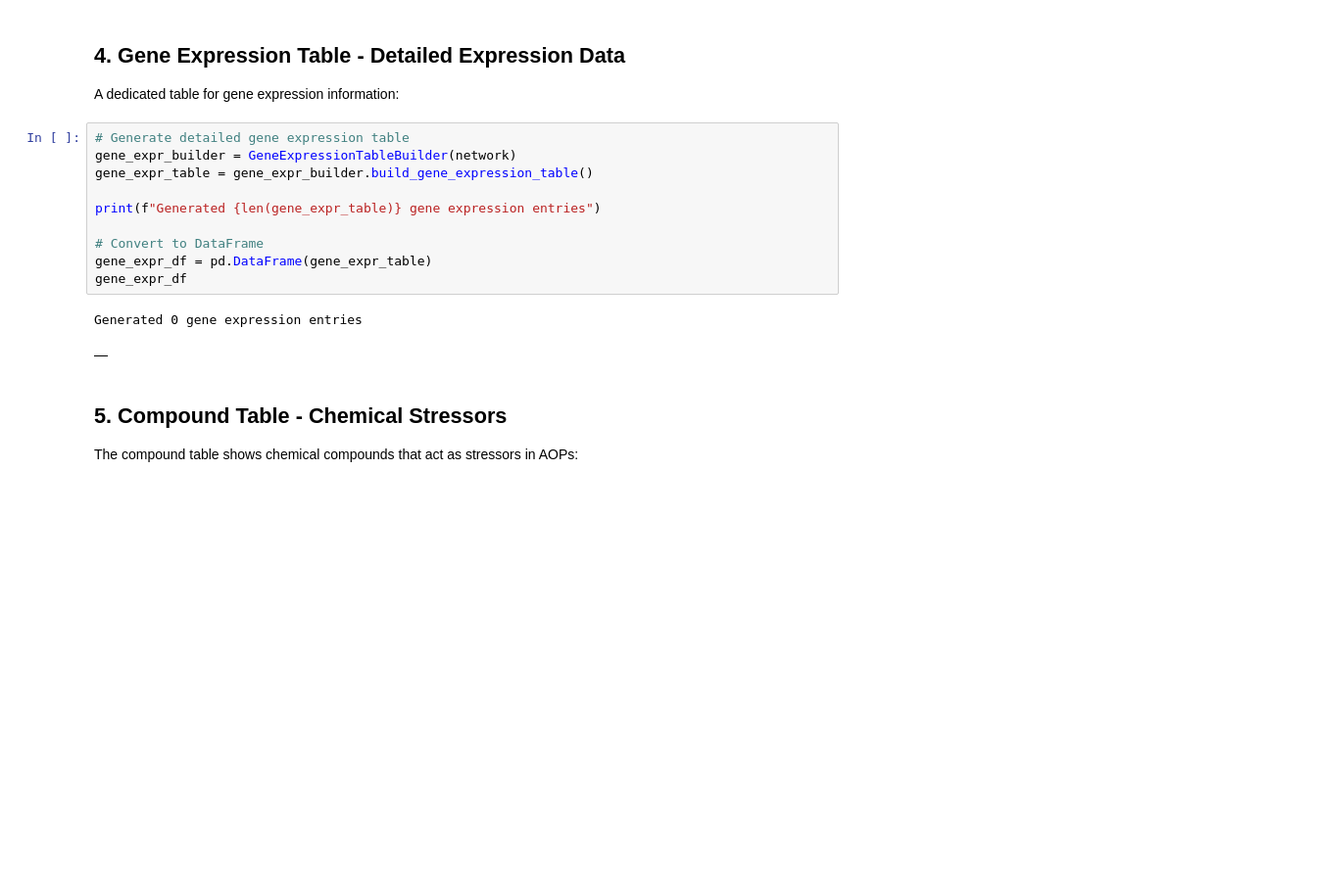
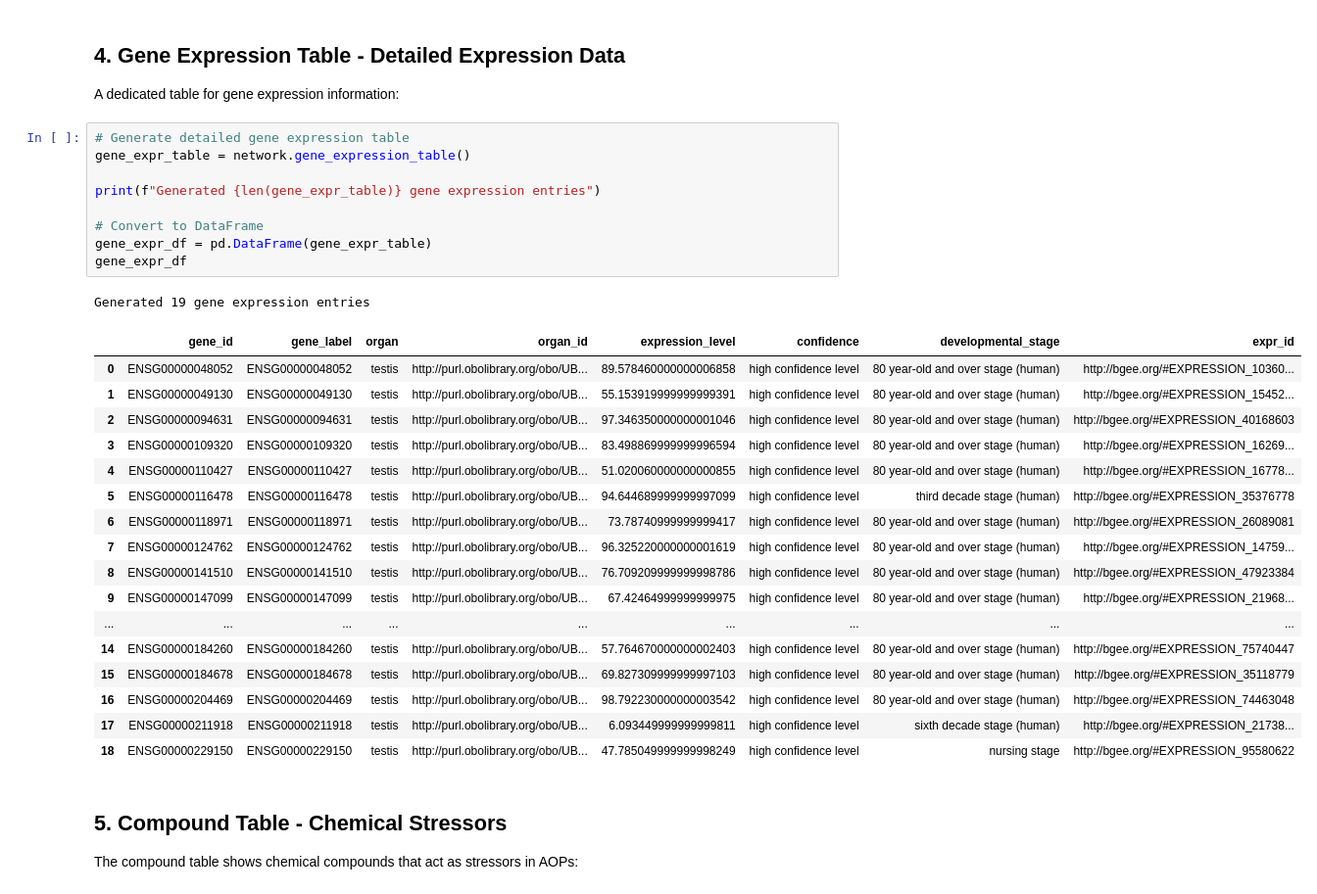
Before and after one commit to jmillanacosta/pyaop, a Jupyter notebook: docs/notebooks/01_data_tables.ipynb, the cells around one changed output. Shown: that part at 98% size. Cells and saved outputs as stored; diff of their text form; blank space fills up the shorter version.

Commit message:
Update table generation from AOPNetwork

```diff
--- a/docs/notebooks/01_data_tables.ipynb
+++ b/docs/notebooks/01_data_tables.ipynb
@@ -132,17 +120,32 @@ Generated 19 gene table entries
 A dedicated table for gene expression information:
 # %%
 # Generate detailed gene expression table
-gene_expr_builder = GeneExpressionTableBuilder(network)
-gene_expr_table = gene_expr_builder.build_gene_expression_table()
+gene_expr_table = network.gene_expression_table()
 
 print(f"Generated {len(gene_expr_table)} gene expression entries")
 
 # Convert to DataFrame
 gene_expr_df = pd.DataFrame(gene_expr_table)
 gene_expr_df
 # %% [output]
-Generated 0 gene expression entries
+Generated 19 gene expression entries
-|  |
+|  | gene_id | gene_label | organ | organ_id | expression_level | confidence | developmental_stage | expr_id |
+| 0 | ENSG00000048052 | ENSG00000048052 | testis | http://purl.obolibrary.org/obo/UB... | 89.578460000000006858 | high confidence level | 80 year-old and over stage (human) | http://bgee.org/#EXPRESSION_10360... |
+| 1 | ENSG00000049130 | ENSG00000049130 | testis | http://purl.obolibrary.org/obo/UB... | 55.153919999999999391 | high confidence level | 80 year-old and over stage (human) | http://bgee.org/#EXPRESSION_15452... |
+| 2 | ENSG00000094631 | ENSG00000094631 | testis | http://purl.obolibrary.org/obo/UB... | 97.346350000000001046 | high confidence level | 80 year-old and over stage (human) | http://bgee.org/#EXPRESSION_40168603 |
+| 3 | ENSG00000109320 | ENSG00000109320 | testis | http://purl.obolibrary.org/obo/UB... | 83.498869999999996594 | high confidence level | 80 year-old and over stage (human) | http://bgee.org/#EXPRESSION_16269... |
+| 4 | ENSG00000110427 | ENSG00000110427 | testis | http://purl.obolibrary.org/obo/UB... | 51.020060000000000855 | high confidence level | 80 year-old and over stage (human) | http://bgee.org/#EXPRESSION_16778... |
+| 5 | ENSG00000116478 | ENSG00000116478 | testis | http://purl.obolibrary.org/obo/UB... | 94.644689999999997099 | high confidence level | third decade stage (human) | http://bgee.org/#EXPRESSION_35376778 |
+| 6 | ENSG00000118971 | ENSG00000118971 | testis | http://purl.obolibrary.org/obo/UB... | 73.78740999999999417 | high confidence level | 80 year-old and over stage (human) | http://bgee.org/#EXPRESSION_26089081 |
+| 7 | ENSG00000124762 | ENSG00000124762 | testis | http://purl.obolibrary.org/obo/UB... | 96.325220000000001619 | high confidence level | 80 year-old and over stage (human) | http://bgee.org/#EXPRESSION_14759... |
+| 8 | ENSG00000141510 | ENSG00000141510 | testis | http://purl.obolibrary.org/obo/UB... | 76.709209999999998786 | high confidence level | 80 year-old and over stage (human) | http://bgee.org/#EXPRESSION_47923384 |
+| 9 | ENSG00000147099 | ENSG00000147099 | testis | http://purl.obolibrary.org/obo/UB... | 67.42464999999999975 | high confidence level | 80 year-old and over stage (human) | http://bgee.org/#EXPRESSION_21968... |
+| ... | ... | ... | ... | ... | ... | ... | ... | ... |
+| 14 | ENSG00000184260 | ENSG00000184260 | testis | http://purl.obolibrary.org/obo/UB... | 57.764670000000002403 | high confidence level | 80 year-old and over stage (human) | http://bgee.org/#EXPRESSION_75740447 |
+| 15 | ENSG00000184678 | ENSG00000184678 | testis | http://purl.obolibrary.org/obo/UB... | 69.827309999999997103 | high confidence level | 80 year-old and over stage (human) | http://bgee.org/#EXPRESSION_35118779 |
+| 16 | ENSG00000204469 | ENSG00000204469 | testis | http://purl.obolibrary.org/obo/UB... | 98.792230000000003542 | high confidence level | 80 year-old and over stage (human) | http://bgee.org/#EXPRESSION_74463048 |
+| 17 | ENSG00000211918 | ENSG00000211918 | testis | http://purl.obolibrary.org/obo/UB... | 6.093449999999999811 | high confidence level | sixth decade stage (human) | http://bgee.org/#EXPRESSION_21738... |
+| 18 | ENSG00000229150 | ENSG00000229150 | testis | http://purl.obolibrary.org/obo/UB... | 47.785049999999998249 | high confidence level | nursing stage | http://bgee.org/#EXPRESSION_95580622 |
 # %% [markdown]
 ## 5. Compound Table - Chemical Stressors
 
```
Also changed, not shown: parts of 11 cells of this notebook, 4 other files.
